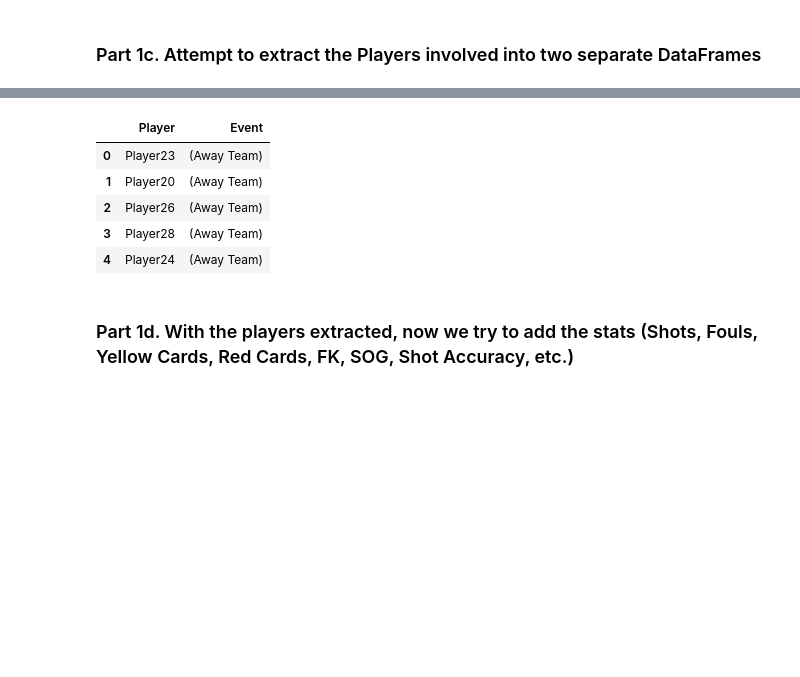
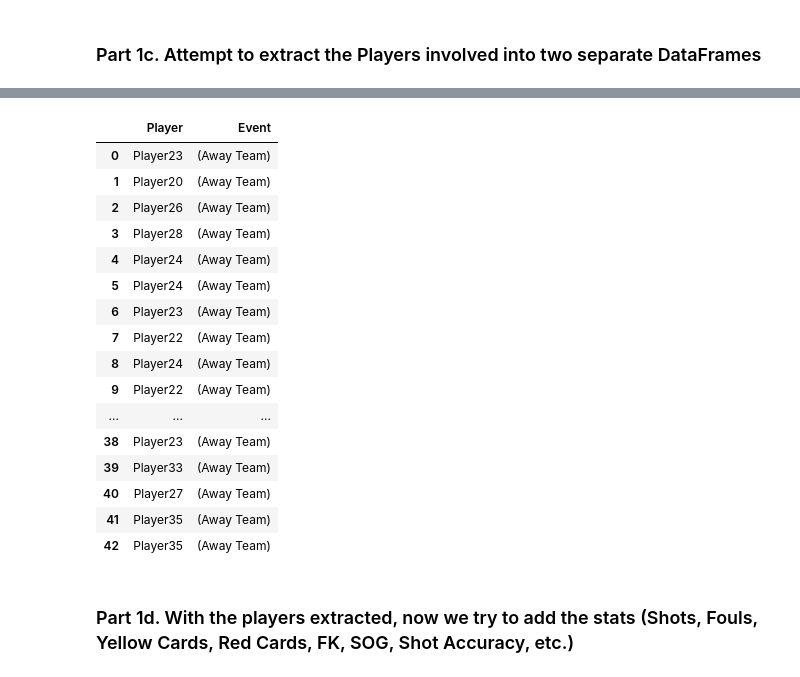
Before and after one commit to rishabhbaral-asu/SportsBench, a Jupyter notebook: LiveSum.ipynb, the cells around one changed output, grey strips where cells are left out. Saved outputs shown, nothing was run; the diff lists cells and outputs as text; code cells hidden in the pictures; blank space fills up the shorter version.

```diff
--- a/LiveSum.ipynb
+++ b/LiveSum.ipynb
@@ -116,11 +128,22 @@ display(home_team_df.head())
 # %%
-display(away_team_df.head())
+display(away_team_df)
 # %% [output]
 |  | Player | Event |
 | 0 | Player23 | (Away Team) |
 | 1 | Player20 | (Away Team) |
 | 2 | Player26 | (Away Team) |
 | 3 | Player28 | (Away Team) |
 | 4 | Player24 | (Away Team) |
+| 5 | Player24 | (Away Team) |
+| 6 | Player23 | (Away Team) |
+| 7 | Player22 | (Away Team) |
+| 8 | Player24 | (Away Team) |
+| 9 | Player22 | (Away Team) |
+| ... | ... | ... |
+| 38 | Player23 | (Away Team) |
+| 39 | Player33 | (Away Team) |
+| 40 | Player27 | (Away Team) |
+| 41 | Player35 | (Away Team) |
+| 42 | Player35 | (Away Team) |
 # %% [markdown]
 ### Part 1d. With the players extracted, now we try to add the stats (Shots, Fouls, Yellow Cards, Red Cards, FK, SOG, Shot Accuracy, etc.)
```
Also changed, not shown: parts of 12 cells of this notebook.
